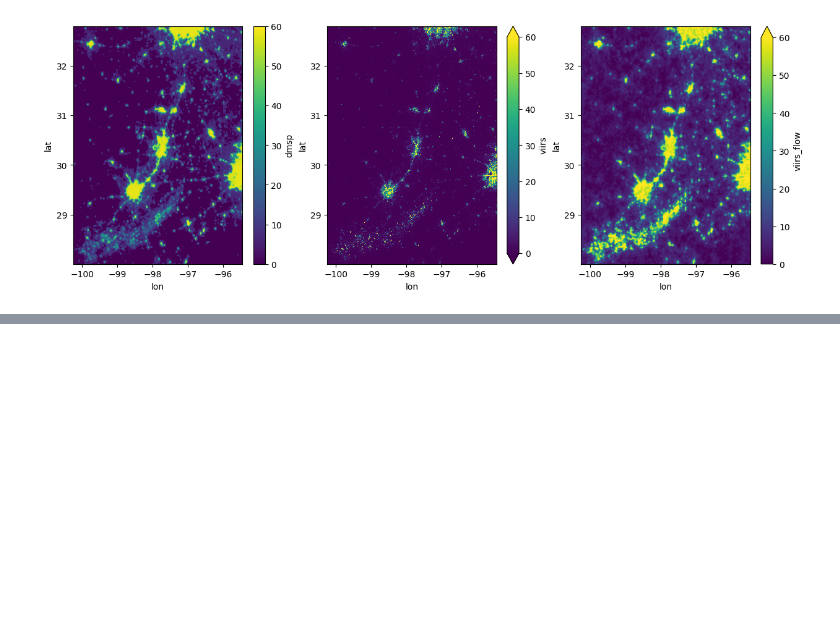
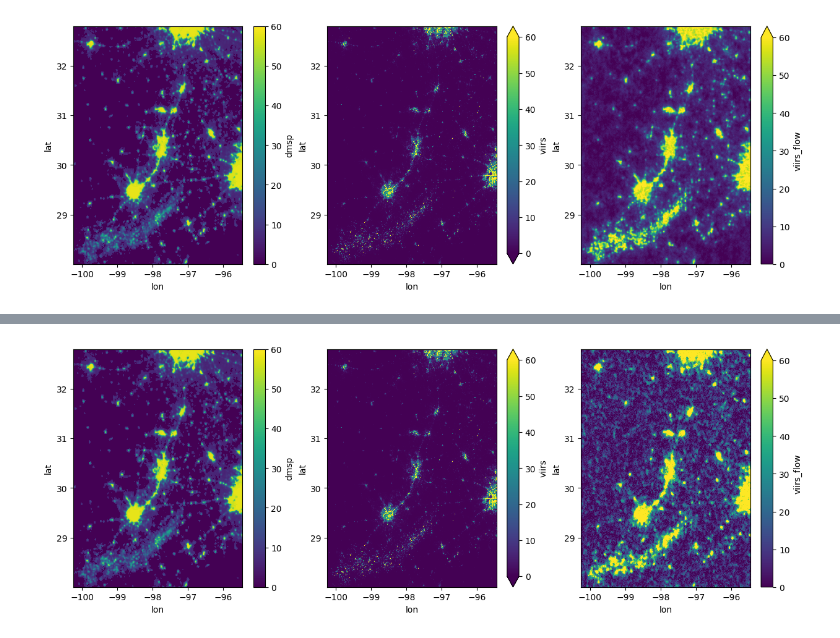
Before and after one commit to manmeet3591/flow_and_diffusion_tutorial, a Jupyter notebook: flow_dmsp.ipynb, the cells around one changed output, grey strips where cells are left out. Saved outputs shown, nothing was run; the diff lists cells and outputs as text; code cells hidden in the pictures; blank space fills up the shorter version.

```diff
--- a/flow_dmsp.ipynb
+++ b/flow_dmsp.ipynb
@@ -436,0 +464,9 @@ ds_dmsp_.viirs_flow.plot(ax=ax[2], vmax=60)
+# %%
+import torch
+import torch.nn as nn
+import torch.optim as optim
+from diffusers import UNet2DModel, FlowMatchEulerDiscreteScheduler
+import wandb
+
+# Initialize FlowMatchEulerDiscreteScheduler
+noise_scheduler = FlowMatchEulerDiscreteScheduler()
@@ -436,0 +731,85 @@ ds_dmsp_.viirs_flow.plot(ax=ax[2], vmax=60)
+# %%
+import torch
+import numpy as np
+import matplotlib.pyplot as plt
+from tqdm import tqdm
+
+# Load trained model
+model.load_state_dict(torch.load("best_flow_matching_unet.pth"))
+model.eval()
+
+
+
+x_train = ds_viirs.values.astype(np.float32)
+y_train = ds_dmsp.values[0,:,:].astype(np.float32)
+img = x_train[:576,:576]
+
+x_train_max = x_train.max()
+y_train_max = y_train.max()
+x_train /= x_train_max
+y_train /= y_train_max
+
+x_train_tensor = torch.from_numpy(x_train[:576, :576]).to(device).unsqueeze(0).unsqueeze(0)
+
+# Flow Matching Inference
+pred_patches = []
+n_steps = 1  # Number of steps for gradual transformation
+time_steps = torch.linspace(0, 1.0, n_steps + 1).to(device)
+
+for batch in x_train_tensor:
+    batch = batch.unsqueeze(0)  # Add batch dimension
+    x_0 = torch.randn_like(batch).to(device)  # Start with random noise
+    x_t = x_0.clone()  # Initialize with noise
+    class_labels = batch  # Conditioning input
+
+    for i in tqdm(range(n_steps), desc="Inference Steps"):
+        t_start = time_steps[i].expand(batch.shape[0], 1, 1, 1)  # Expand for batch
+        t_end = time_steps[i + 1].expand(batch.shape[0], 1, 1, 1)
+
+        model_input = torch.cat((x_t, class_labels), dim=1)  # Concatenate conditioning
+        with torch.no_grad():
+            pred_dx_t = model(model_input, timestep=t_start.flatten()).sample  # Predict velocity
+
+        # Apply Flow Matching step
+        x_t = x_t + (t_end - t_start) * pred_dx_t
+
+    pred_patches.append(x_t.cpu().numpy())
+
+# Reconstruct final high-resolution image
+predicted_sr_np = np.concatenate(pred_patches, axis=0) * y_train_max
+predicted_sr_np[predicted_sr_np < 0] = 0.0  # Ensure non-negative values
+
+reconstructed_predicted_sr = unpatchify(predicted_sr_np[:,0,:,:], img.shape)
+
+lats = ds_dmsp.y.values[:576]
+lons = ds_dmsp.x.values[:576]
+dmsp_ = ds_dmsp.values[0,:576,:576]
+
+
+import xarray as xr
+ds_dmsp_ = xr.Dataset({
+    'dmsp': xr.DataArray(
+                data   = dmsp_,   # enter data here
+                dims   = ['lat', 'lon'],
+                coords = {'lat': lats, 'lon': lons},
+
+                ),
+    'viirs_flow': xr.DataArray(
+                data   = reconstructed_predicted_sr,   # enter data here
+                dims   = ['lat', 'lon'],
+                coords = {'lat': lats, 'lon': lons},
+                ),
+    'viirs': xr.DataArray(
+                data   = ds_viirs.values[:576,:576],   # enter data here
+                dims   = ['lat', 'lon'],
+                coords = {'lat': lats, 'lon': lons},
+                )
+            },
+    )
+
+import matplotlib.pyplot as plt
+fig,ax = plt.subplots(ncols=3,nrows=1, figsize=(15,5))
+ds_dmsp_.dmsp.plot(ax=ax[0], vmax=60)
+ds_dmsp_.viirs.plot(ax=ax[1], vmin=0, vmax=60)
+ds_dmsp_.viirs_flow.plot(ax=ax[2], vmax=60)
+# %% [output]
@@ -436,0 +817 @@ ds_dmsp_.viirs_flow.plot(ax=ax[2], vmax=60)
+[figure, added]
```
Also changed, not shown: parts of 15 cells of this notebook.
